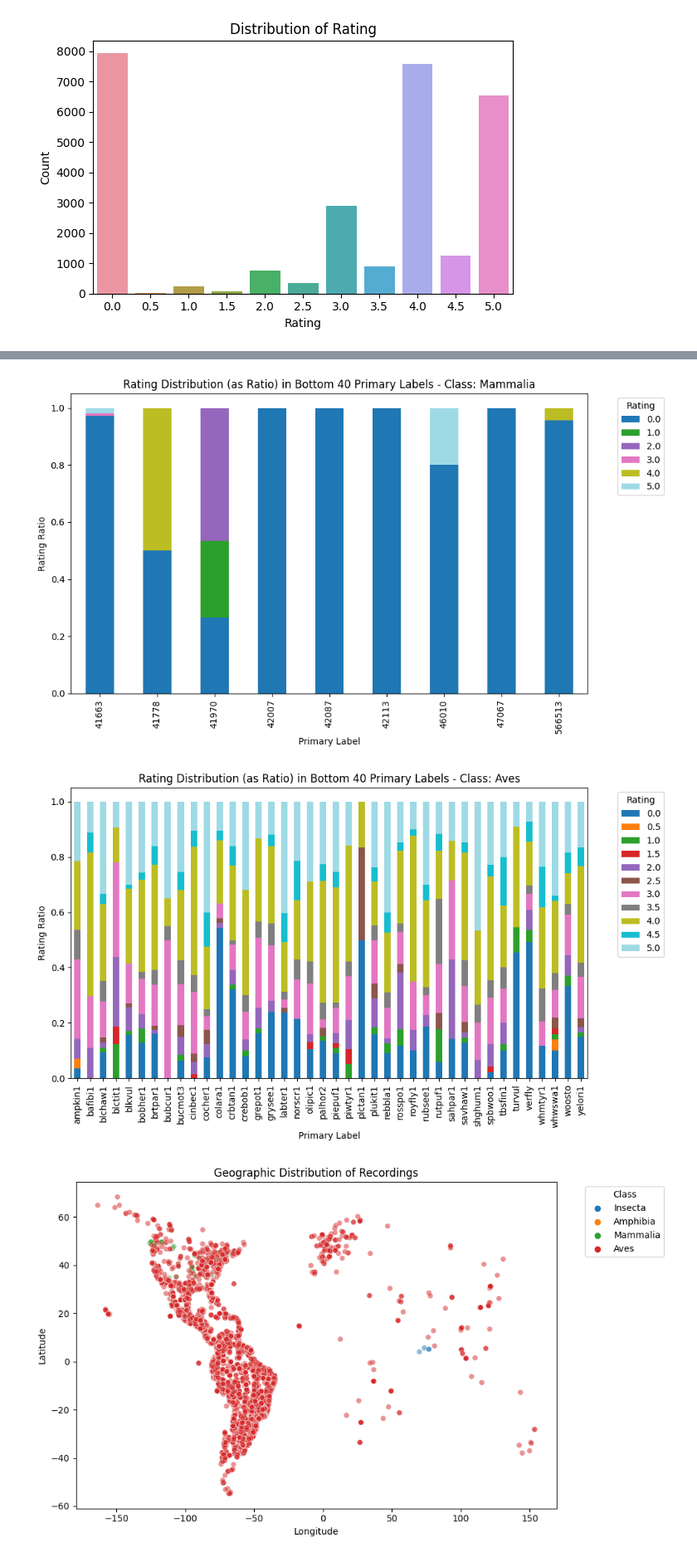
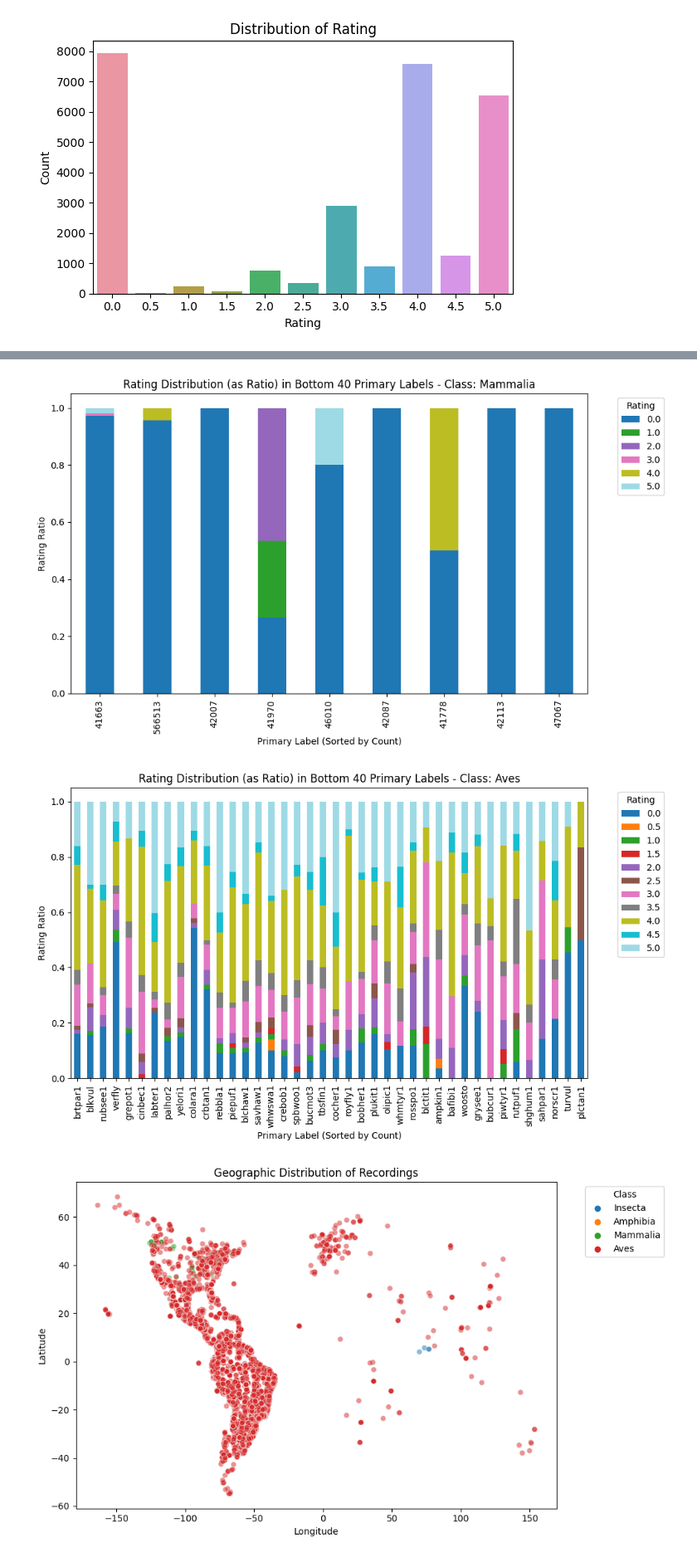
Before and after one commit to junya737/birdclef-2025, a Jupyter notebook: scripts/eda_2.ipynb, the cells around one changed output, grey strips where cells are left out. Shown at 83% size. Drawn from its saved outputs; the diff is of its cells as text; code cells hidden in the pictures.

```diff
--- a/scripts/eda_2.ipynb
+++ b/scripts/eda_2.ipynb
@@ -12,5 +60,5 @@ from module import config_lib, utils_lib
 # %%
-cfg = config_lib.CFG()
+cfg = DatasetConfig()
 utils_lib.set_seed(cfg.seed)
 # %%
 train_label = pd.read_csv(cfg.train_csv)
@@ -214,7 +253,6 @@ rating の分布:
 Name: count, dtype: int64
 [figure]
 # %%
-# クラスごとの積み上げ棒グラフ作成
 for class_name in df['class_name'].unique():
     # ボトム40の primary_label を抽出
     label_counts = df[df["class_name"] == class_name].value_counts("primary_label").tail(40)
@@ -226,14 +264,20 @@ for class_name in df['class_name'].unique():
     # primary_label × rating のクロス集計（件数）
     pivot = pd.crosstab(subset['primary_label'], subset['rating'])
 
-    # 各 primary_label ごとに割合に変換（横方向に正規化）
+    # ❗primary_label の出現数で降順にソート
+    pivot['total_count'] = pivot.sum(axis=1)
+    pivot = pivot.sort_values('total_count', ascending=False)
+    pivot = pivot.drop(columns='total_count')  # 可視化には不要
+
+    # 割合に変換
     pivot_pct = pivot.div(pivot.sum(axis=1), axis=0)
 
-    # 積み上げ棒グラフで表示
+    # 積み上げ棒グラフ
     pivot_pct.plot(kind='bar', stacked=True, figsize=(10, 6), colormap='tab20')
     plt.title(f'Rating Distribution (as Ratio) in Bottom 40 Primary Labels - Class: {class_name}')
-    plt.xlabel('Primary Label')
+    plt.xlabel('Primary Label (Sorted by Count)')
     plt.ylabel('Rating Ratio')
+    plt.xticks(rotation=90)
     plt.legend(title='Rating', bbox_to_anchor=(1.05, 1), loc='upper left')
     plt.tight_layout()
     plt.show()
@@ -243,5 +287,5 @@ for class_name in df['class_name'].unique():
-[figure, old version]
+[figure, new version]
-[figure, old version]
+[figure, new version]
 # %%
 # --- 地理的分布の可視化 ---
 plt.figure(figsize=(10, 6))
```
Also changed, not shown: parts of 14 cells of this notebook.
